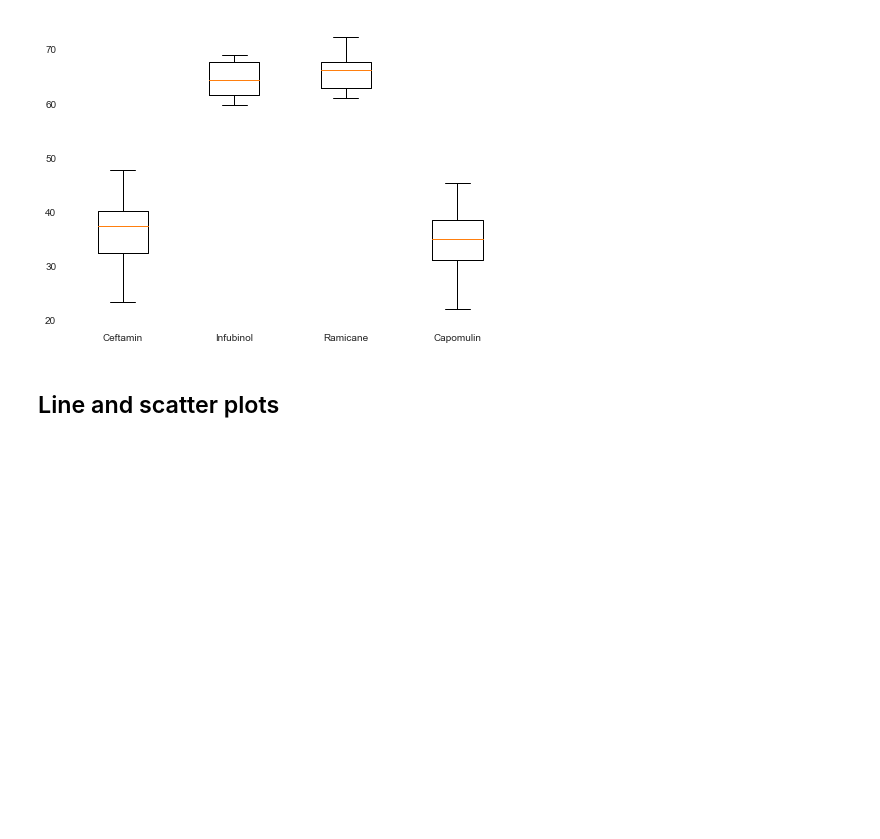
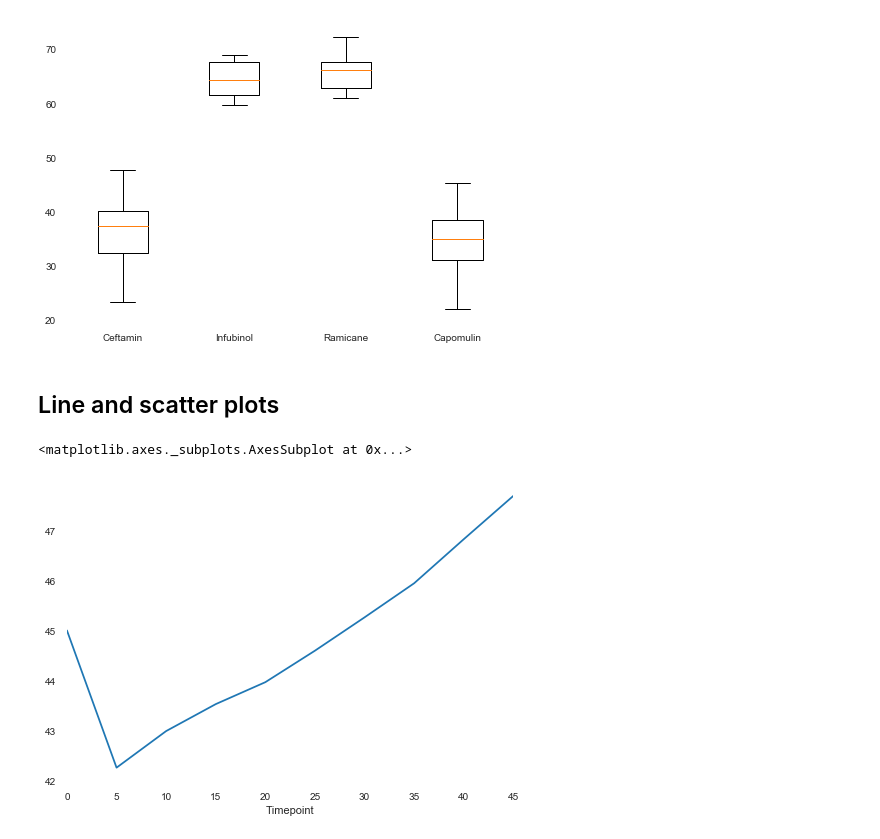
Before and after one commit to csestito116/matplotlib-challenge, a Jupyter notebook: Pymaceuticals/CSpymaceuticals.ipynb, the cells around one changed output. Drawn from its saved outputs; the diff is of its cells as text; code cells hidden in the pictures; blank space fills up the shorter version.

```diff
--- a/Pymaceuticals/CSpymaceuticals.ipynb
+++ b/Pymaceuticals/CSpymaceuticals.ipynb
@@ -8,6 +8,7 @@ import matplotlib.pyplot as plt
 import pandas as pd
 import scipy.stats as st
 from pandas_profiling import ProfileReport
+from scipy.stats import linregress
 
 
 # Study data files
@@ -20,7 +21,7 @@ study_results = pd.read_csv(study_results)
 
 # Combine the data into a single dataset
 
-df = pd.merge(mouse_metadata, study_results, on='Mouse ID')
+df = pd.merge(mouse_metadata, study_results, how='outer',on='Mouse ID')
 df.head()
 # %% [output]
 |  | Mouse ID | Drug Regimen | Sex | Age_months | Weight (g) | Timepoint | Tumor Volume (mm3) | ... |
@@ -202,3 +213,8 @@ plt.xticks([1,2,3,4], ['Ceftamin', 'Infubinol', 'Ramicane','Capomulin'])
 ## Line and scatter plots
 # %%
 # Generate a line plot of time point versus tumor volume for a mouse treated with Capomulin
+line_df = df.loc[df['Mouse ID'].isin(['i557'])]
+line_df.set_index('Timepoint')['Tumor Volume (mm3)'].plot()
+# %% [output]
+<matplotlib.axes._subplots.AxesSubplot at 0x...>
+[figure, added]
```
Also changed, not shown: parts of 5 cells of this notebook.
